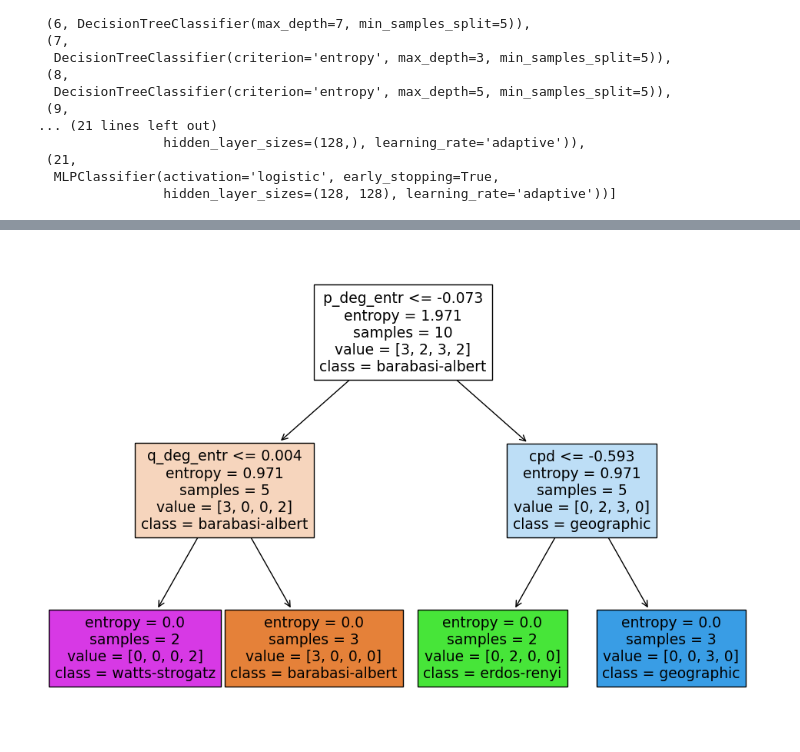
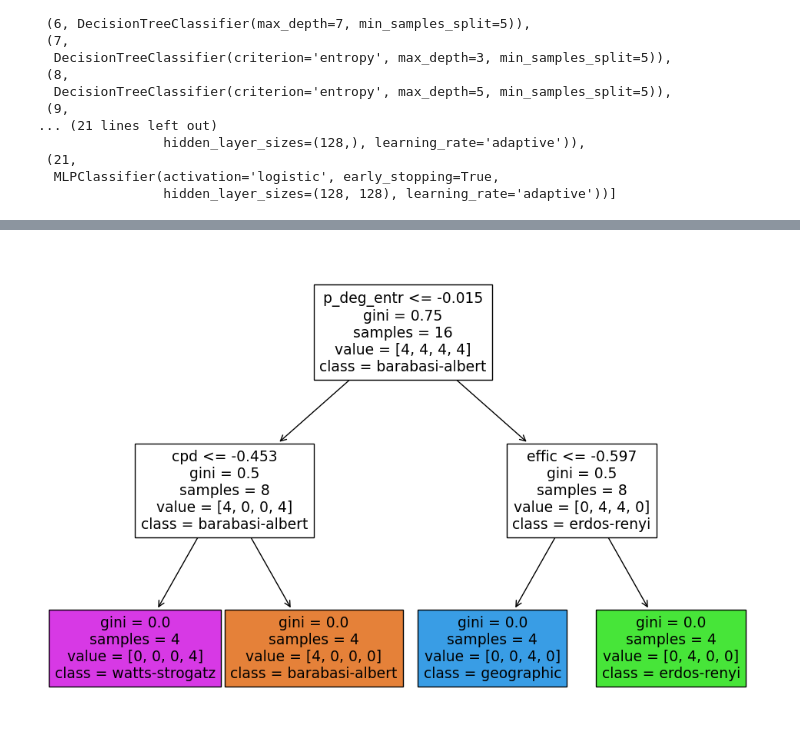
Before and after one commit to lcaldeira/network_analysis, a Jupyter notebook: demo.ipynb, the cells around one changed output, grey strips where cells are left out. Drawn from its saved outputs; the diff is of its cells as text; code cells hidden in the pictures.

```diff
--- a/demo.ipynb
+++ b/demo.ipynb
@@ -235,13 +235,13 @@ def unpack_data(dscoll, dsname):
     return (X, y)
 
 experiments = {
-    'structural measures': { name: unpack_data(dscoll1, name) for name in dscoll1['Y','dataset'].unique() },
-    'automata descriptors': { name: unpack_data(dscoll2, name) for name in dscoll2['Y','dataset'].unique() }
+    'structural measures'  : { name: unpack_data(dscoll1, name) for name in dscoll1['Y','dataset'].unique() },
+    'automata descriptors' : { name: unpack_data(dscoll2, name) for name in dscoll2['Y','dataset'].unique() }
 }
 
 for name in experiments:
     datasets = experiments[name]
-    msel.run_experiment(name, datasets, folds=2, reps=3)
+    msel.run_experiment(name, datasets, folds=5, reps=3)
 # %%
 msel.compare('accuracy', sorting_score=True, top=5)
 # %% [output]
@@ -284,11 +284,11 @@ msel.evaluation[mask].sort_values('accuracy', ascending=False).head(3)
 # %%
 plt.figure(figsize=(12,8))
 skl.tree.plot_tree(
-    decision_tree=msel.evaluation.loc[90, 'classifier'],
+    decision_tree=msel.evaluation.loc[225, 'classifier'],
     feature_names=dscoll1['X'].columns,
     class_names=dscoll1[ (dscoll1['Y','dataset'] == 'classic') ]['Y','label'].unique(),
     filled=True
 )
 plt.show()
 # %% [output]
-[figure, old version]
+[figure, new version]
```
Also changed, not shown: parts of 10 cells of this notebook, 4 other files.
